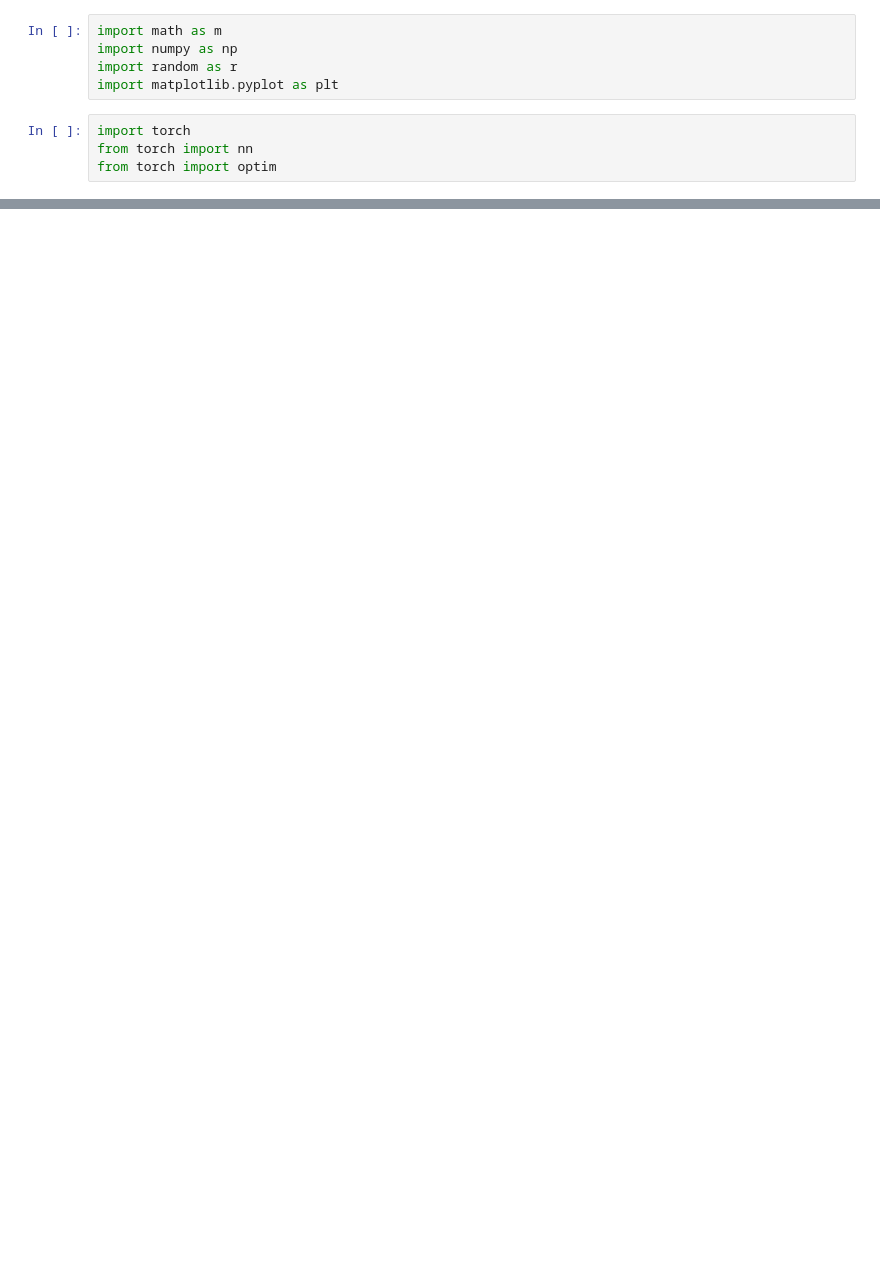
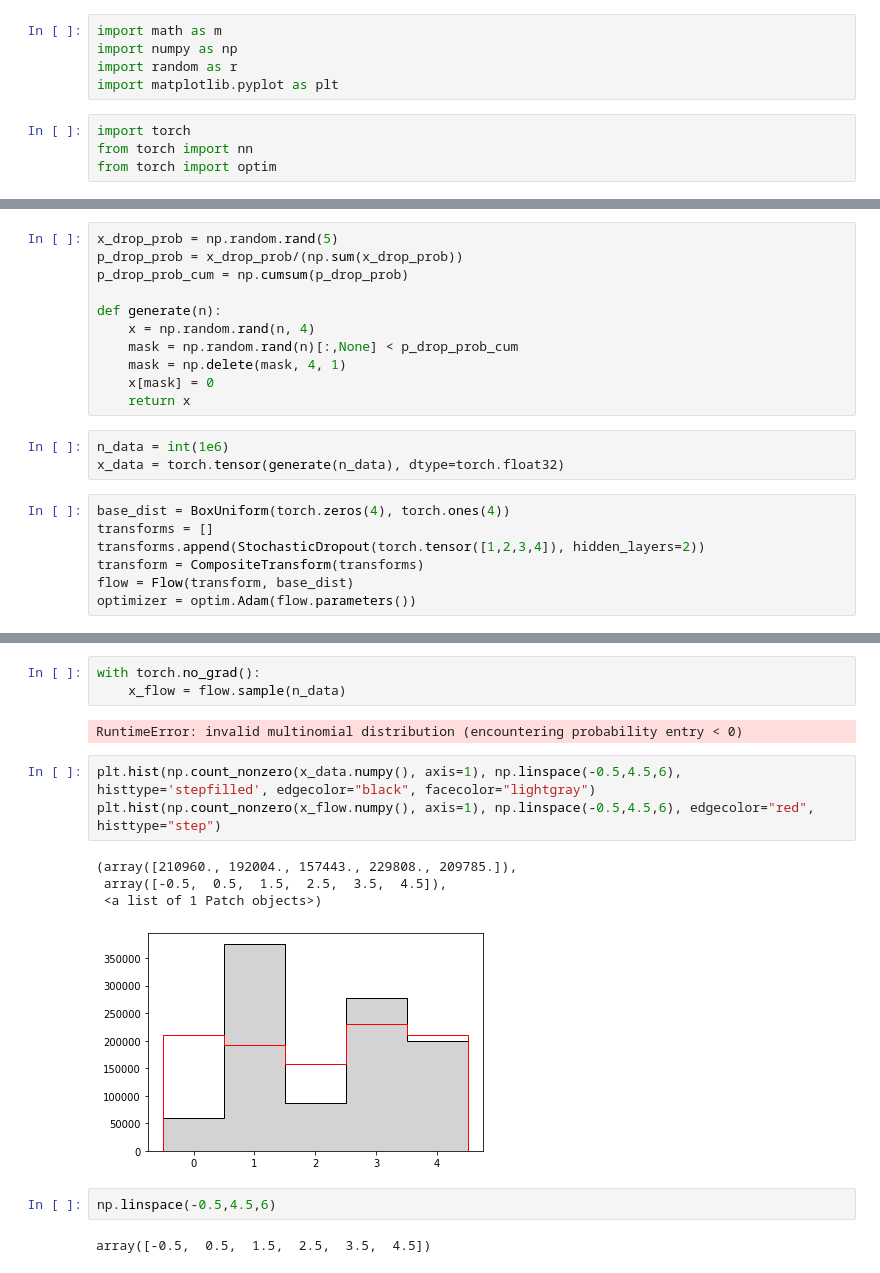
Before and after one commit to rbvh/nflows, a Jupyter notebook: examples/dropped_uniform.ipynb, the cells around one changed output, grey strips where cells are left out. Cells and saved outputs as stored; diff of their text form; blank space fills up the shorter version.

```diff
--- a/examples/dropped_uniform.ipynb
+++ b/examples/dropped_uniform.ipynb
@@ -19,0 +15,21 @@ RuntimeError: "argmax_cpu" not implemented for 'Bool'
+# %%
+x_drop_prob = np.random.rand(5)
+p_drop_prob = x_drop_prob/(np.sum(x_drop_prob))
+p_drop_prob_cum = np.cumsum(p_drop_prob)
+
+def generate(n):
+    x = np.random.rand(n, 4)
+    mask = np.random.rand(n)[:,None] < p_drop_prob_cum
+    mask = np.delete(mask, 4, 1)
+    x[mask] = 0
+    return x
+# %%
+n_data = int(1e6)
+x_data = torch.tensor(generate(n_data), dtype=torch.float32)
+# %%
+base_dist = BoxUniform(torch.zeros(4), torch.ones(4))
+transforms = []
+transforms.append(StochasticDropout(torch.tensor([1,2,3,4]), hidden_layers=2))
+transform = CompositeTransform(transforms)
+flow = Flow(transform, base_dist)
+optimizer = optim.Adam(flow.parameters())
@@ -19,0 +110,17 @@ RuntimeError: "argmax_cpu" not implemented for 'Bool'
+# %%
+with torch.no_grad():
+    x_flow = flow.sample(n_data)
+# %% [output]
+RuntimeError: invalid multinomial distribution (encountering probability entry < 0)
+# %%
+plt.hist(np.count_nonzero(x_data.numpy(), axis=1), np.linspace(-0.5,4.5,6), histtype='stepfilled', edgecolor="black", facecolor="lightgray")
+plt.hist(np.count_nonzero(x_flow.numpy(), axis=1), np.linspace(-0.5,4.5,6), edgecolor="red", histtype="step")
+# %% [output]
+(array([210960., 192004., 157443., 229808., 209785.]),
+ array([-0.5,  0.5,  1.5,  2.5,  3.5,  4.5]),
+ <a list of 1 Patch objects>)
+[figure, added]
+# %%
+np.linspace(-0.5,4.5,6)
+# %% [output]
+array([-0.5,  0.5,  1.5,  2.5,  3.5,  4.5])
```
Also changed, not shown: parts of 9 cells of this notebook, 2 other files.
